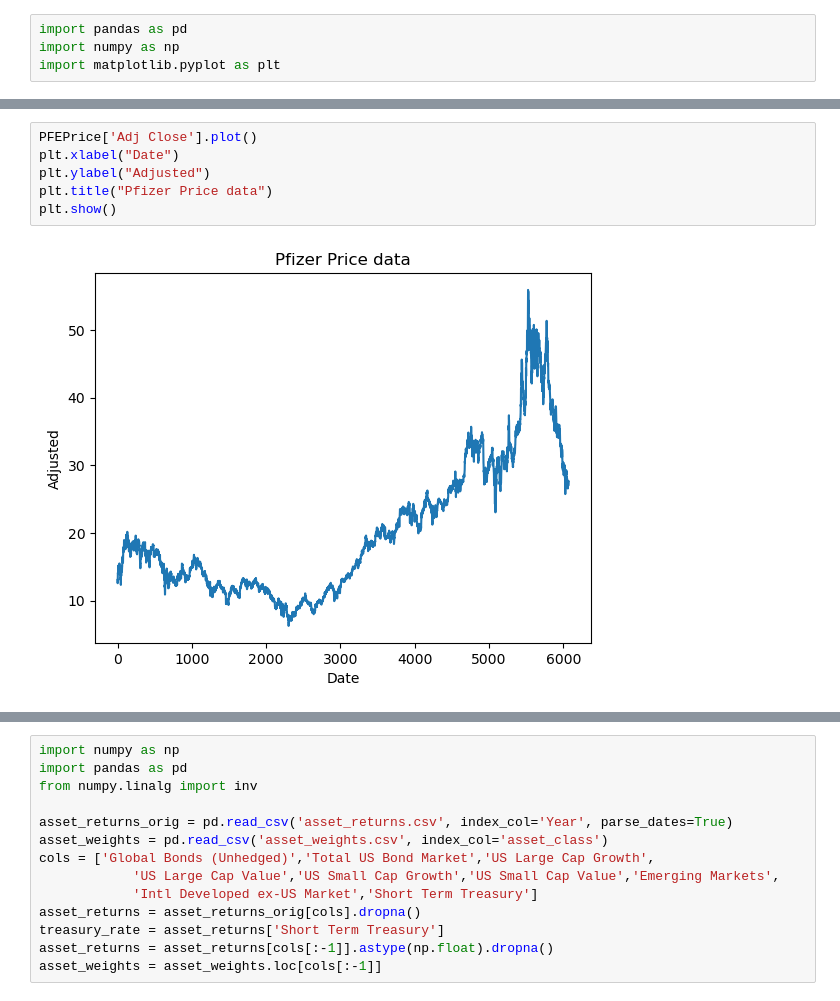
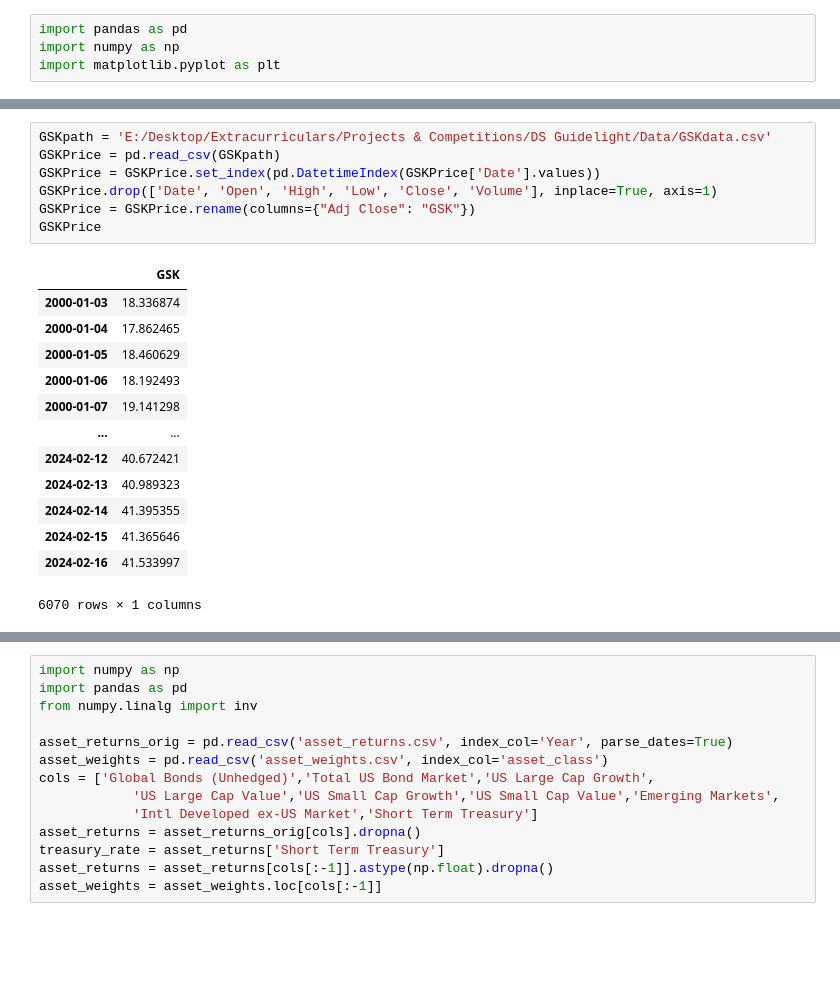
Before and after one commit to DS-Brownion/guidelight, a Jupyter notebook: black-litterman.ipynb, the cells around one changed output, grey strips where cells are left out. Drawn from its saved outputs; the diff is of its cells as text; blank space fills up the shorter version.

```diff
--- a/black-litterman.ipynb
+++ b/black-litterman.ipynb
@@ -42,8 +28,21 @@ daily_simple_returns
-# %%
-PFEPrice['Adj Close'].plot()
-plt.xlabel("Date")
-plt.ylabel("Adjusted")
-plt.title("Pfizer Price data")
-plt.show()
-# %% [output]
-[figure, removed]
+# %%
+GSKpath = 'E:/Desktop/Extracurriculars/Projects & Competitions/DS Guidelight/Data/GSKdata.csv'
+GSKPrice = pd.read_csv(GSKpath)
+GSKPrice = GSKPrice.set_index(pd.DatetimeIndex(GSKPrice['Date'].values))
+GSKPrice.drop(['Date', 'Open', 'High', 'Low', 'Close', 'Volume'], inplace=True, axis=1)
+GSKPrice = GSKPrice.rename(columns={"Adj Close": "GSK"})
+GSKPrice
+# %% [output]
+|  | GSK |
+| 2000-01-03 | 18.336874 |
+| 2000-01-04 | 17.862465 |
+| 2000-01-05 | 18.460629 |
+| 2000-01-06 | 18.192493 |
+| 2000-01-07 | 19.141298 |
+| ... | ... |
+| 2024-02-12 | 40.672421 |
+| 2024-02-13 | 40.989323 |
+| 2024-02-14 | 41.395355 |
+| 2024-02-15 | 41.365646 |
+| 2024-02-16 | 41.533997 |
+6070 rows × 1 columns
```
Also changed, not shown: parts of 17 cells of this notebook, 1 other file.
